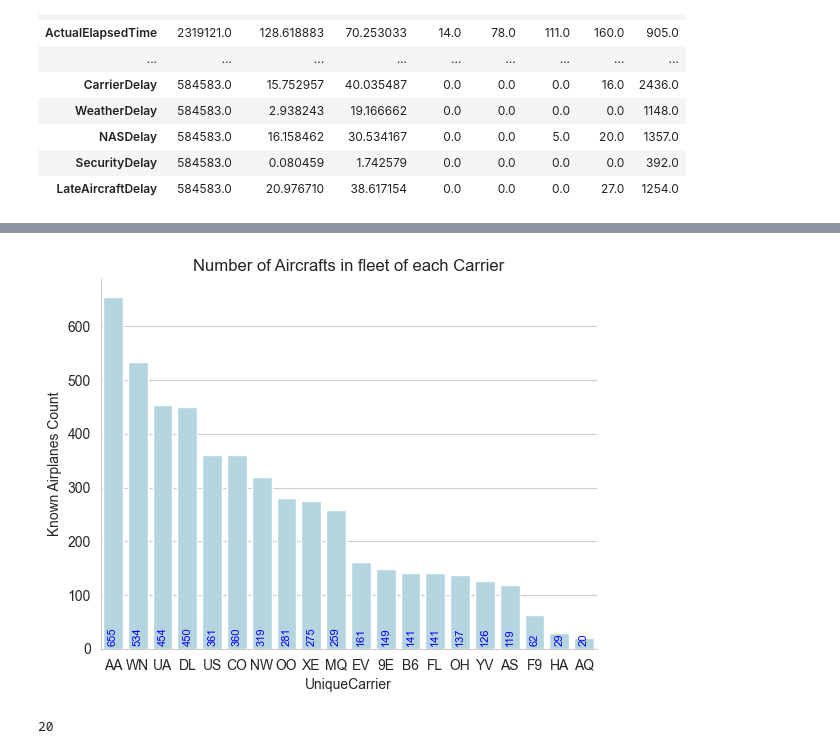
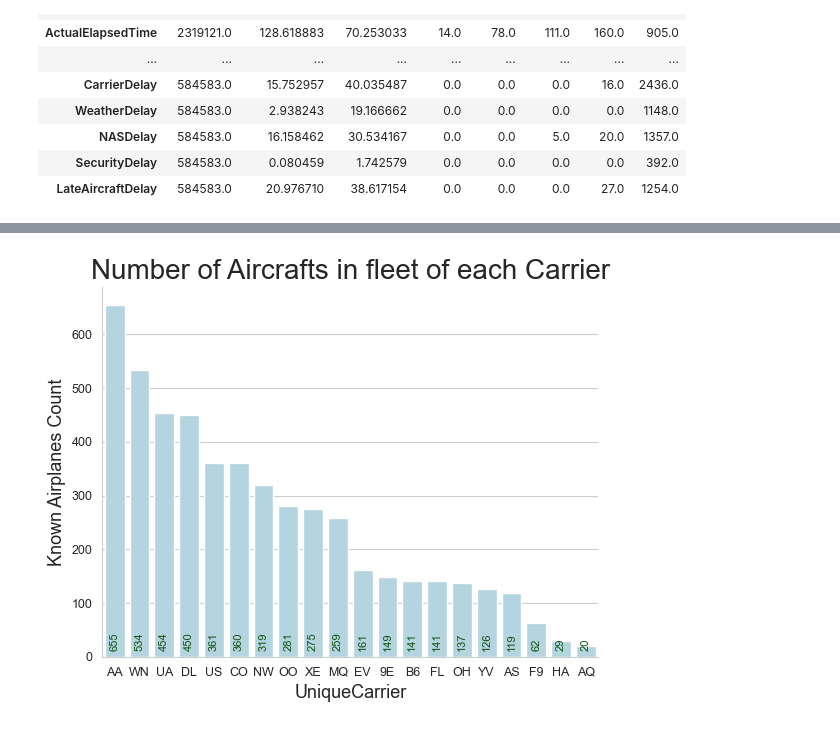
Before and after one commit to Pawlo77/Airline-Perfomrmance-Data-Analysis, a Jupyter notebook: src/eda_Pawel.ipynb, the cells around one changed output, grey strips where cells are left out. Saved outputs shown, nothing was run; the diff lists cells and outputs as text; code cells hidden in the pictures.

```diff
--- a/src/eda_Pawel.ipynb
+++ b/src/eda_Pawel.ipynb
@@ -98,14 +110,23 @@ title = "Total Planned Flight Time for each Carrier"
 dt = flights.groupby("UniqueCarrier")["CRSElapsedTime"].sum()
 dt = np.c_[dt.index, dt / (60 * 1000)]
 dt = pd.DataFrame(dt, columns=["UniqueCarrier", "Total CRSElapsedTime [hours * 10^3]"])
-dt = dt.sort_values(by="Total CRSElapsedTime [hours * 10^3]", axis=0, ascending=False).reset_index()
+dt = dt.sort_values(
+    by="Total CRSElapsedTime [hours * 10^3]", axis=0, ascending=False
+).reset_index()
 
-ax = sns.barplot(dt, x="UniqueCarrier", y="Total CRSElapsedTime [hours * 10^3]", color="lightblue")
+ax = sns.barplot(
+    dt, x="UniqueCarrier", y="Total CRSElapsedTime [hours * 10^3]", color="lightblue"
+)
 for i in range(len(dt)):
-    ax.text(i, 10, round(dt.loc[i, "Total CRSElapsedTime [hours * 10^3]"], 1), color='blue', ha='center', rotation=90, size=8)
+    ax.text(
+        i,
+        10,
+        round(dt.loc[i, "Total CRSElapsedTime [hours * 10^3]"], 1),
+        color="#0f540f",
+        ha="center",
+        rotation=90,
+        size=8,
+    )
 
-sns.despine()
-plt.title(title)
-save_fig(title)
-plt.show()
+finish(ax, title)
 # %% [output]
@@ -130,26 +154,27 @@ plt.show()
 # %%
 title = "Number of Aircrafts in fleet of each Carrier"
 
 dt1 = flights.groupby(["UniqueCarrier"])["TailNum"].unique()
 dt2 = [len(dt1[i][~pd.isna(dt1[i])]) for i in range(len(dt1))]
 dt = np.c_[dt1.index, dt2]
 dt = pd.DataFrame(dt, columns=["UniqueCarrier", "Known Airplanes Count"])
 dt = dt.sort_values(by="Known Airplanes Count", axis=0, ascending=False).reset_index()
 
 ax = sns.barplot(dt, x="UniqueCarrier", y="Known Airplanes Count", color="lightblue")
 for i in range(len(dt)):
-    ax.text(i, 10, round(dt.loc[i, "Known Airplanes Count"], 1), color='blue', ha='center', rotation=90, size=8)
+    ax.text(
+        i,
+        15,
+        round(dt.loc[i, "Known Airplanes Count"], 1),
+        color="#0f540f",
+        ha="center",
+        rotation=90,
+        size=8,
+    )
 
-sns.despine()
-plt.title(title)
-save_fig(title)
-plt.show()
+finish(ax, title)
 # %% [output]
-[figure, old version]
+[figure, new version]
-# %%
-len(dt)
-# %% [output]
-20
 # %%
 title = "Cancelation Rate for each Carrier"
 
```
Also changed, not shown: parts of 12 cells of this notebook, 13 other files.
